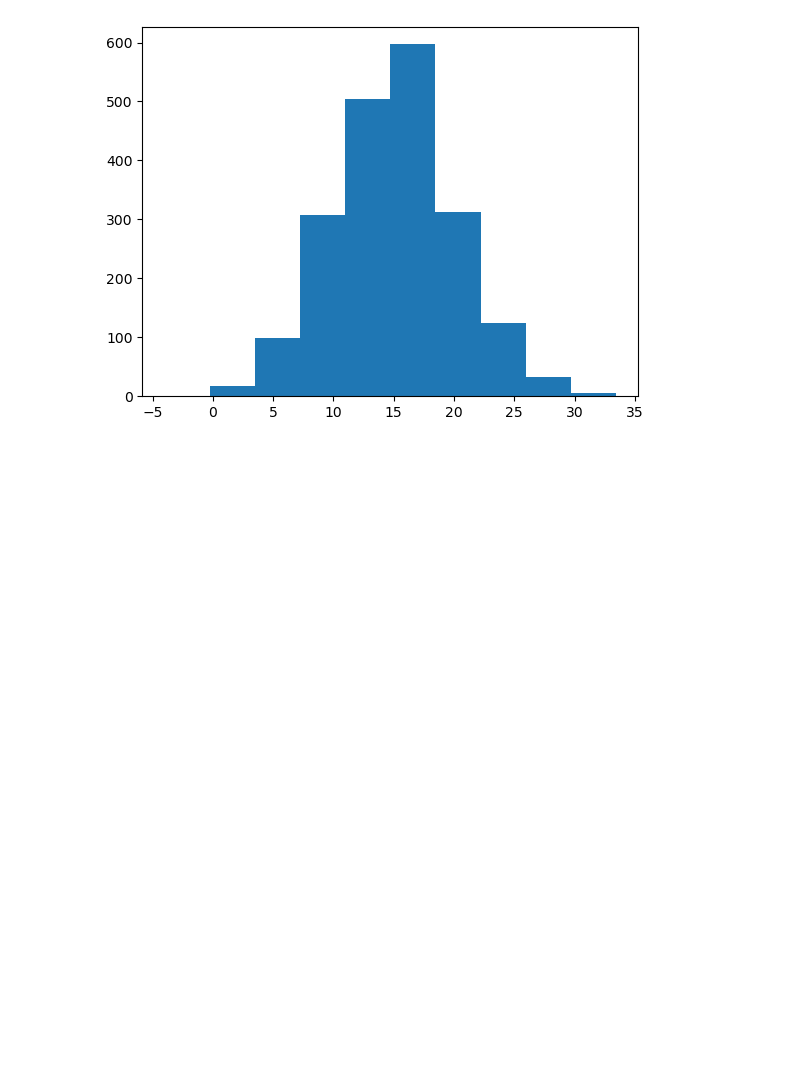
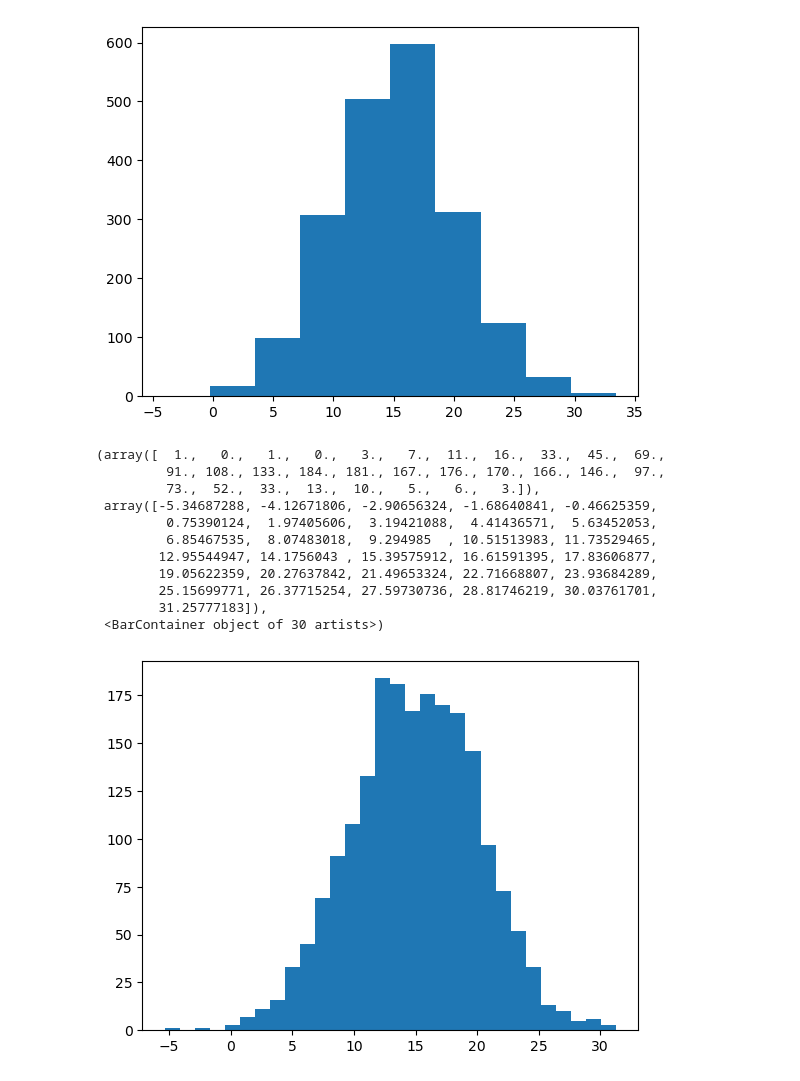
Before and after one commit to picalin/samurai_data_science, a Jupyter notebook: Matplotlibでデータを可視化しよう.ipynb, the cells around one changed output. Cells and saved outputs as stored; diff of their text form; code cells hidden in the pictures; blank space fills up the shorter version.

```diff
--- a/Matplotlibでデータを可視化しよう.ipynb
+++ b/Matplotlibでデータを可視化しよう.ipynb
@@ -148,3 +148,25 @@ plt.hist(x)
         33.42132694]),
  <BarContainer object of 10 artists>)
 [figure]
+# %%
+import numpy as np
+import matplotlib.pyplot as plt
+
+#　平均が15, 標準偏差5の標準正規分布から2000個の乱数を生成する
+x = np.random.normal(15, 5, 2000)
+
+# ヒストグラムをプロット
+plt.hist(x, bins=30)
+# %% [output]
+(array([  1.,   0.,   1.,   0.,   3.,   7.,  11.,  16.,  33.,  45.,  69.,
+         91., 108., 133., 184., 181., 167., 176., 170., 166., 146.,  97.,
+         73.,  52.,  33.,  13.,  10.,   5.,   6.,   3.]),
+ array([-5.34687288, -4.12671806, -2.90656324, -1.68640841, -0.46625359,
+         0.75390124,  1.97405606,  3.19421088,  4.41436571,  5.63452053,
+         6.85467535,  8.07483018,  9.294985  , 10.51513983, 11.73529465,
+        12.95544947, 14.1756043 , 15.39575912, 16.61591395, 17.83606877,
+        19.05622359, 20.27637842, 21.49653324, 22.71668807, 23.93684289,
+        25.15699771, 26.37715254, 27.59730736, 28.81746219, 30.03761701,
+        31.25777183]),
+ <BarContainer object of 30 artists>)
+[figure, added]
```
Also changed, not shown: parts of 9 cells of this notebook, 1 other file.
